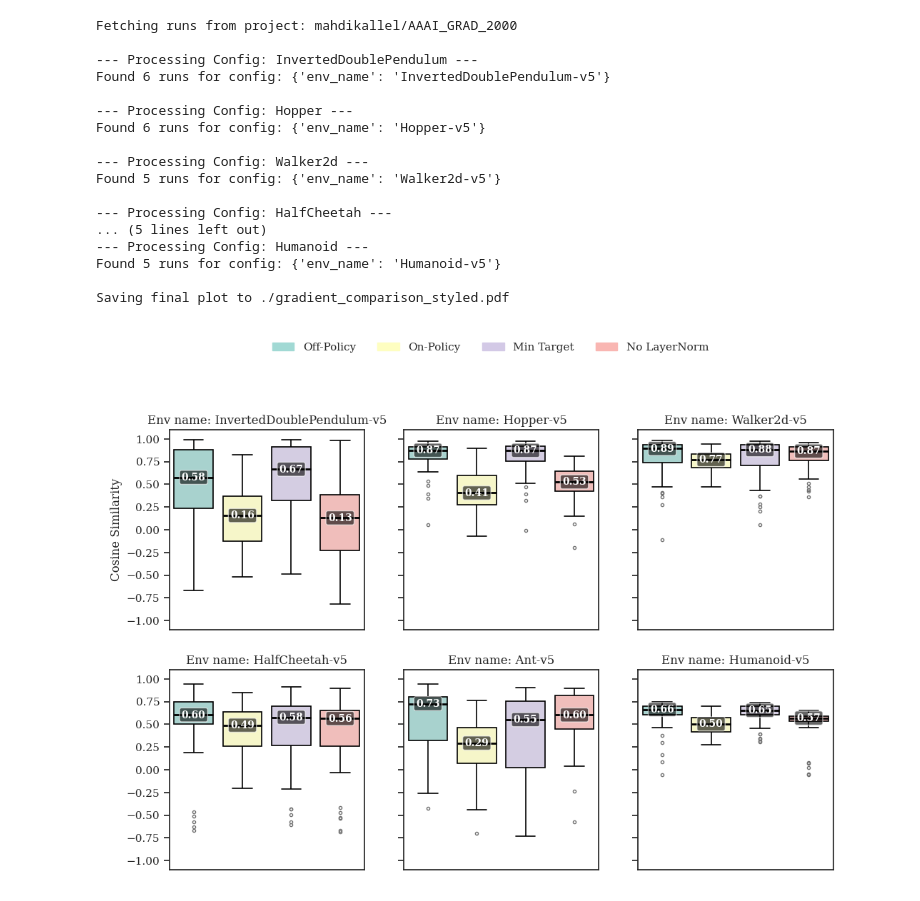
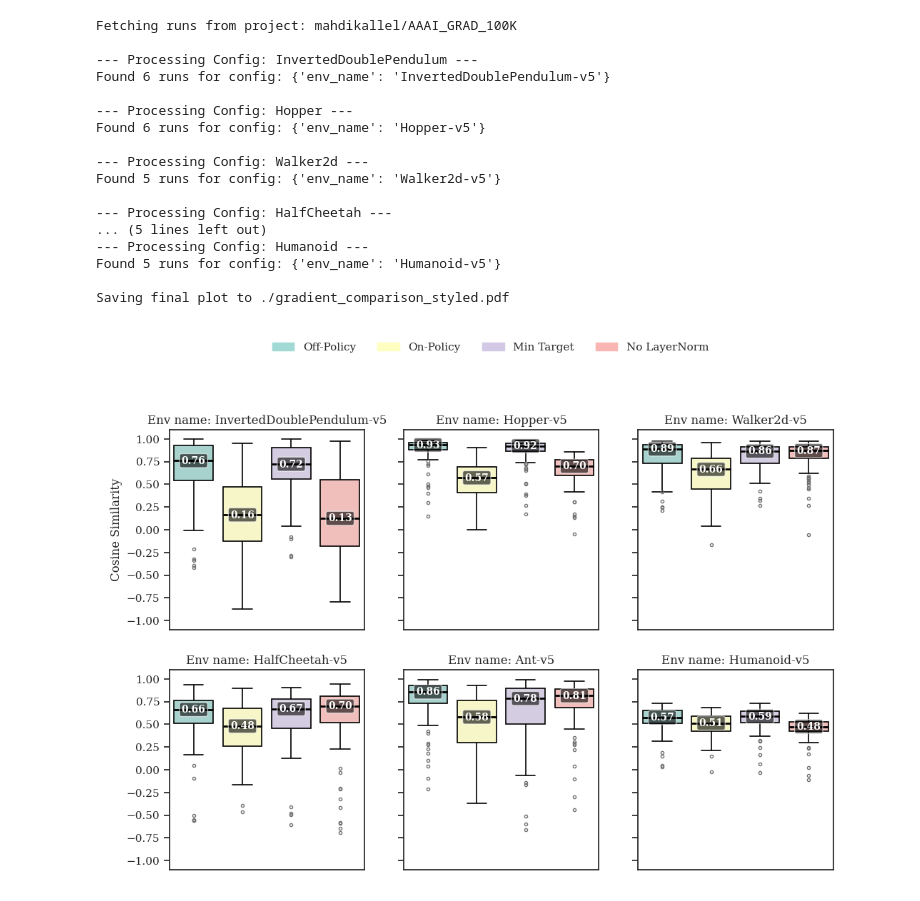
Before and after one commit to kallel-mahdi/supersac, a Jupyter notebook: notebooks/PLOTS.ipynb, the cells around one changed output. Drawn from its saved outputs; the diff is of its cells as text; code cells hidden in the pictures.

```diff
--- a/notebooks/PLOTS.ipynb
+++ b/notebooks/PLOTS.ipynb
@@ -259,7 +240,7 @@ import itertools
 os.environ["WANDB_API_KEY"]="28996bd59f1ba2c5a8c3f2cc23d8673c327ae230"
 api = wandb.Api()
 entity, project_ppo,project_ppo_plus = "mahdikallel", "RLC_PPO_OURS", "PPO_PLUS_FINAL"
-runs_ppo_plus = api.runs(entity + "/" + "PPO_PLUS_SUPER_A40")
+runs_ppo_plus = api.runs(entity + "/" + "AAAI_ABLATIONS_INTER")
 
 runs = itertools.chain(runs_ppo_plus)
 
@@ -326,8 +307,7 @@ for ax, env_name, max_step in zip(axs.flatten(), env_names, max_steps):
 
                     #print("DF_TEMP",df)
 
-                if count == 5:
-                    break
+
 
 
 
@@ -389,7 +369,7 @@ except wandb.errors.ApiException as e:
 
 # Define the W&B project path
 ENTITY = "mahdikallel"
-PROJECT = "AAAI_GRAD_2000"
+PROJECT = "AAAI_GRAD_100K"
 PROJECT_PATH = f"{ENTITY}/{PROJECT}"
 
 # Define the different configurations to plot. These will be our subplots.
@@ -410,6 +390,13 @@ METRICS = [
     "train/cosine_true_min",    # Corresponds to "Min Target"
     "train/cosine_true_no",     # Corresponds to "No LayerNorm"
 ]
+
+# METRICS = [
+#    "train/q_relative_bias_off_policy_control",     # Corresponds to "On-Policy"
+#    "train/q_relative_bias_on_policy_only", # Corresponds to "Off-Policy"
+#    "train/q_relative_bias_min_target",     # Corresponds to "Min Target"
+#    "train/q_relative_bias_no_layernorm",    # Corresponds to "No LayerNorm"
+# ]
 
 # --- Aesthetics Configuration to Match Example Image ---
 
@@ -438,6 +425,7 @@ def get_data_for_config(runs, metrics, max_step):
     df_list = []
     for run in runs:
         try:
+
             history_df = run.history(samples=20000, keys=metrics + ['_step'])
             tmp_df = history_df.dropna(axis=0)
             tmp_df = tmp_df[tmp_df["_step"] < int(max_step)]
@@ -455,7 +443,7 @@ if __name__ == "__main__":
     # Set the overall theme to be simple and clean
     sns.set_theme(style="ticks", rc={"font.family": "serif"})
 
-    MAX_STEP_LIMIT = 1_000_000
+    MAX_STEP_LIMIT = 400_000
 
     # Create a figure with 3 subplots, arranged in 1 row and 3 columns
     fig, axs = plt.subplots(2, 3, figsize=(12, 8), sharey=True)
@@ -472,9 +460,12 @@ if __name__ == "__main__":
             continue
 
         plot_data = get_data_for_config(matching_runs, METRICS, MAX_STEP_LIMIT)
-        if plot_data is None or plot_data.empty:
-            ax.text(0.5, 0.5, "No valid data", ha='center', va='center')
-            continue
+        # if plot_data is None or plot_data.empty:
+        #     ax.text(0.5, 0.5, "No valid data", ha='center', va='center')
+        #     continue
+
+        if plot_data is None:
+            print("plot_data is None")
 
         # Ensure the data columns are in the correct order for plotting
         plot_data = plot_data[METRICS]
@@ -536,35 +527,35 @@ if __name__ == "__main__":
 
     # handles, labels = axs[0,0].get_legend_handles_labels()
     # fig.legend(handles, labels, loc='upper center', ncol=len(LEGEND_LABELS), bbox_to_anchor=(0.5, 1.05))
 
     # # Adjust layout to prevent titles/labels from overlapping
     # plt.tight_layout(rect=[0, 0, 1, 0.95]) # Adjust rect to make space for the legend
 
     # Save the figure to a file
     output_path = "./gradient_comparison_styled.pdf"
     print(f"\nSaving final plot to {output_path}")
     plt.savefig(output_path, format="pdf", bbox_inches="tight")
 
     plt.show()
 # %% [output]
-Fetching runs from project: mahdikallel/AAAI_GRAD_2000
+Fetching runs from project: mahdikallel/AAAI_GRAD_100K
 
 --- Processing Config: InvertedDoublePendulum ---
 Found 6 runs for config: {'env_name': 'InvertedDoublePendulum-v5'}
 
 --- Processing Config: Hopper ---
 Found 6 runs for config: {'env_name': 'Hopper-v5'}
 
 --- Processing Config: Walker2d ---
 Found 5 runs for config: {'env_name': 'Walker2d-v5'}
 
 --- Processing Config: HalfCheetah ---
 ... (5 lines left out)
 --- Processing Config: Humanoid ---
 Found 5 runs for config: {'env_name': 'Humanoid-v5'}
 
 Saving final plot to ./gradient_comparison_styled.pdf
-[figure, old version]
+[figure, new version]
 # %%
 import pandas as pd
 import wandb
```
Also changed, not shown: parts of 1 cell of this notebook, 19 other files.
